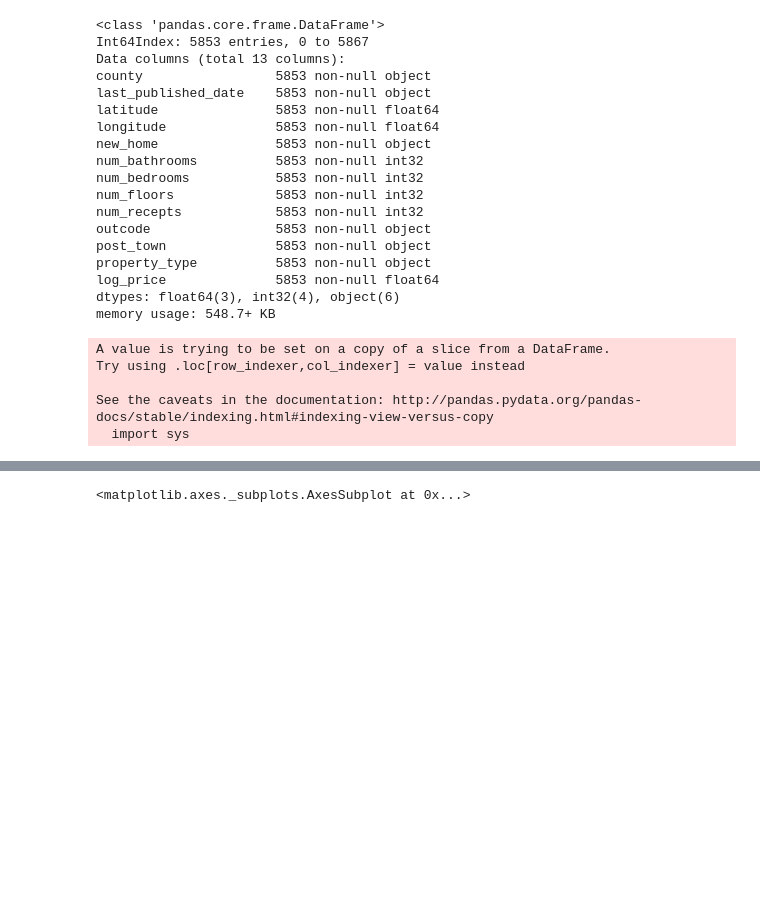
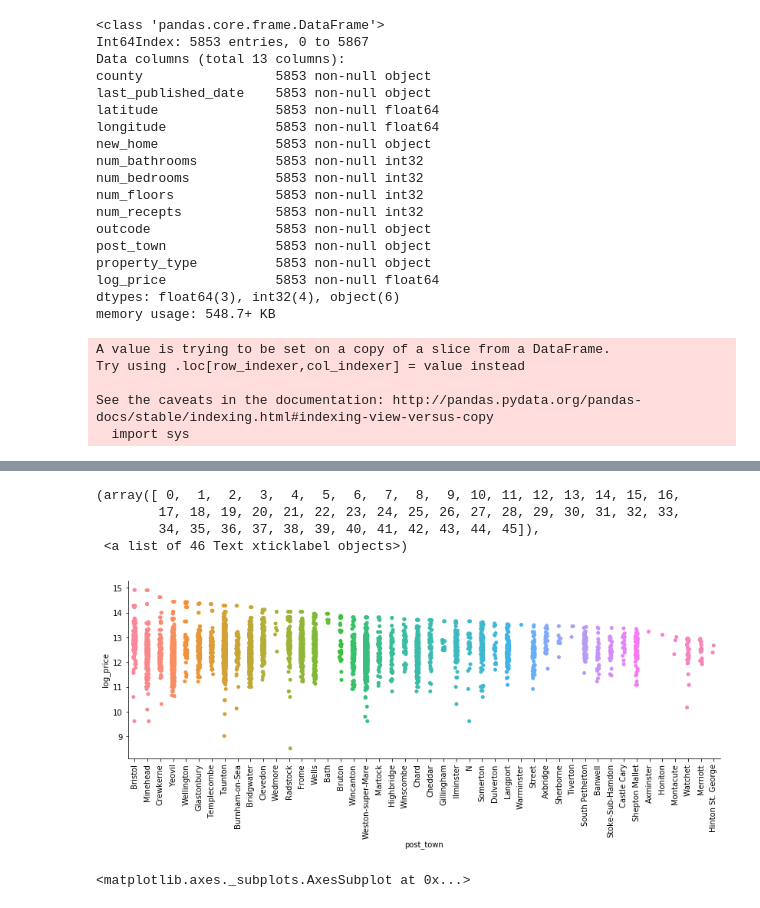
Before and after one commit to green-fox-academy/tedlsx, a Jupyter notebook: week-7/house_price_project/house_price.ipynb, the cells around one changed output, grey strips where cells are left out. Drawn from its saved outputs; the diff is of its cells as text; code cells hidden in the pictures; blank space fills up the shorter version.

```diff
--- a/week-7/house_price_project/house_price.ipynb
+++ b/week-7/house_price_project/house_price.ipynb
@@ -210,3 +235,15 @@ See the caveats in the documentation: http://pandas.pydata.org/pandas-docs/stabl
+# %%
+# plt.figure(figsize=(10,10))
+# fig,ax=plt.subplots(figsize=(15,5))
+sns.catplot(x="post_town", y="log_price", data=df_drop_zeroprice, height=4, aspect=3)
+plt.xticks(rotation="vertical")
+# plt.show()
+# %% [output]
+(array([ 0,  1,  2,  3,  4,  5,  6,  7,  8,  9, 10, 11, 12, 13, 14, 15, 16,
+        17, 18, 19, 20, 21, 22, 23, 24, 25, 26, 27, 28, 29, 30, 31, 32, 33,
+        34, 35, 36, 37, 38, 39, 40, 41, 42, 43, 44, 45]),
+ <a list of 46 Text xticklabel objects>)
+[figure, added]
 # %%
 sns.distplot(df_all['price'], color = 'blue', hist=True, kde=True, bins=int(180/5))
 # %% [output]
```
Also changed, not shown: parts of 18 cells of this notebook, 6 other files.
